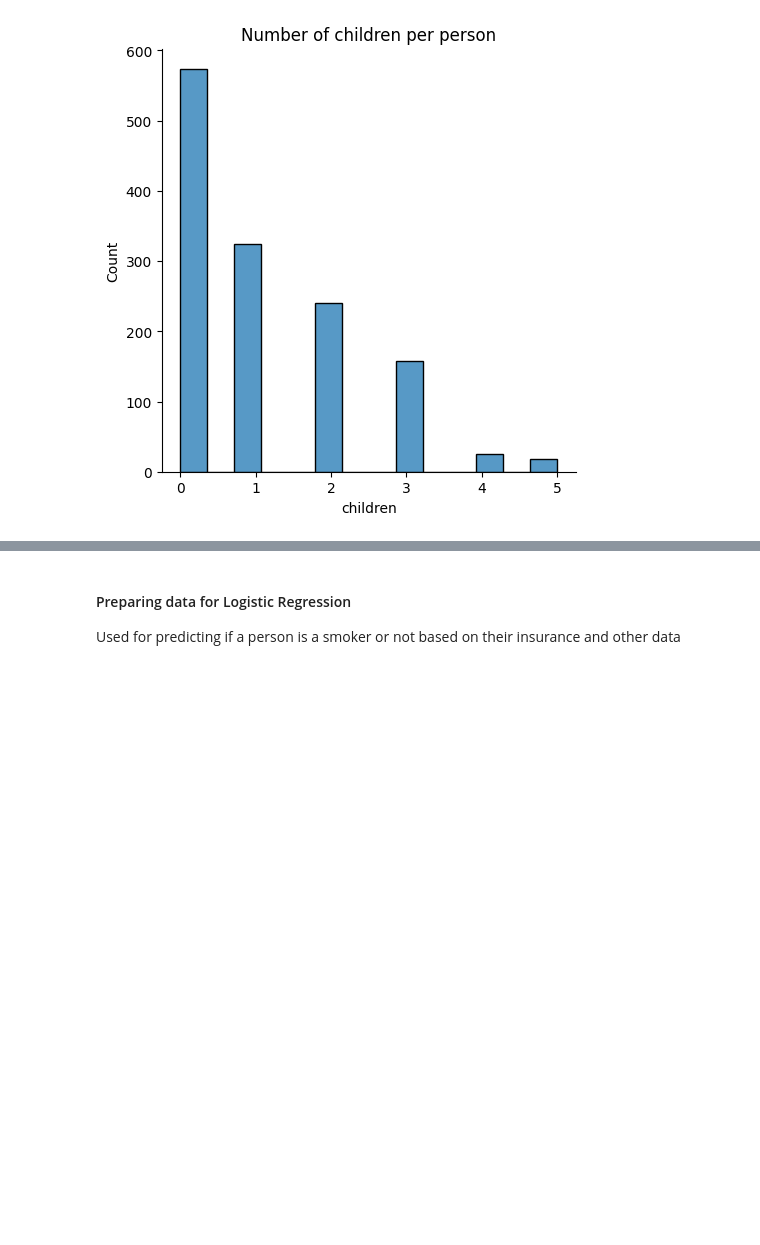
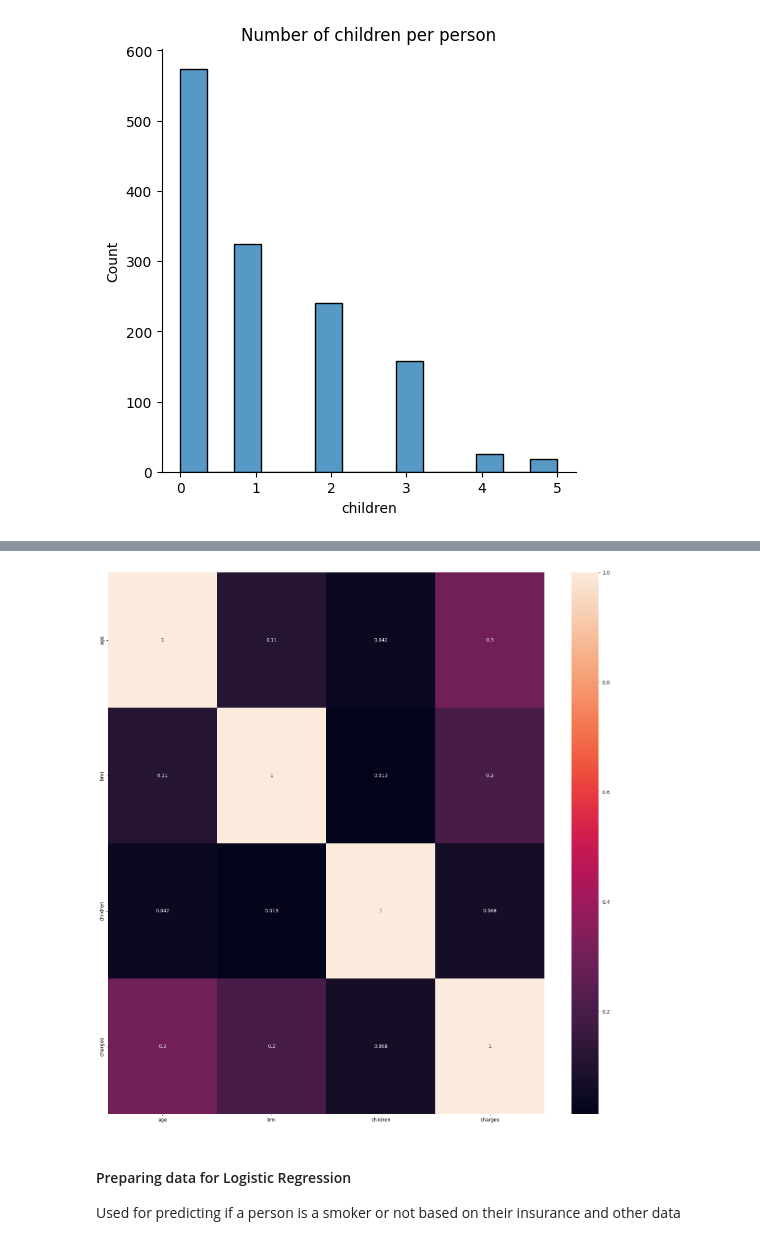
Before and after one commit to miguelestradam3/insurance_charge_prediction, a Jupyter notebook: main.ipynb, the cells around one changed output, grey strips where cells are left out. Cells and saved outputs as stored; diff of their text form; code cells hidden in the pictures; blank space fills up the shorter version.

```diff
--- a/main.ipynb
+++ b/main.ipynb
@@ -72,3 +97,11 @@ sns.barplot(x=insurance_df['age'], y=insurance_df['children'])
+# %%
+# Plot the correlation matrix
+plt.figure(figsize = (20,20))
+corr_matrix = insurance_df.corr(numeric_only=True)
+sns.heatmap(corr_matrix, annot = True)
+plt.show()
+# %% [output]
+[figure, added]
 # %% [markdown]
 #### Preparing data for Logistic Regression
 Used for predicting if a person is a smoker or not based on their insurance and other data
```
Also changed, not shown: parts of 20 cells of this notebook.
